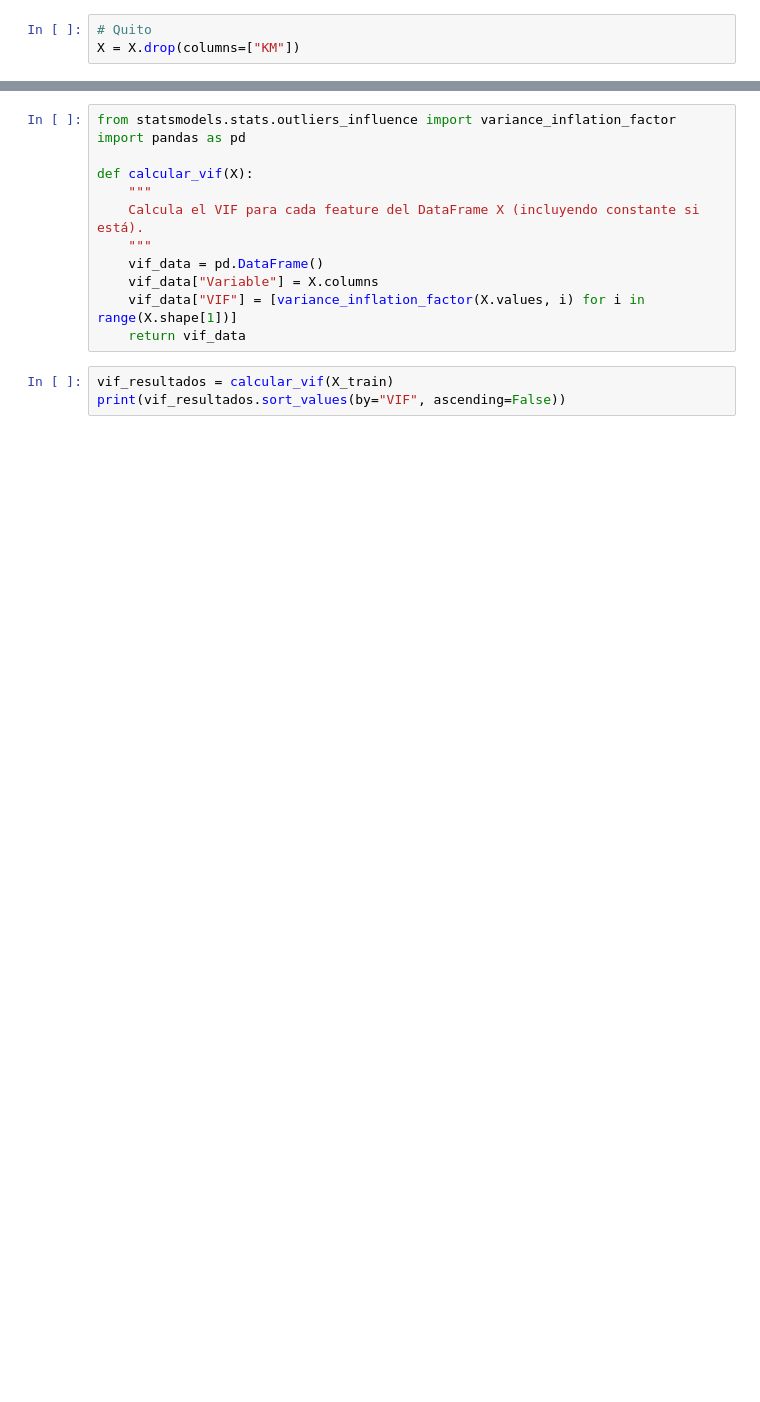
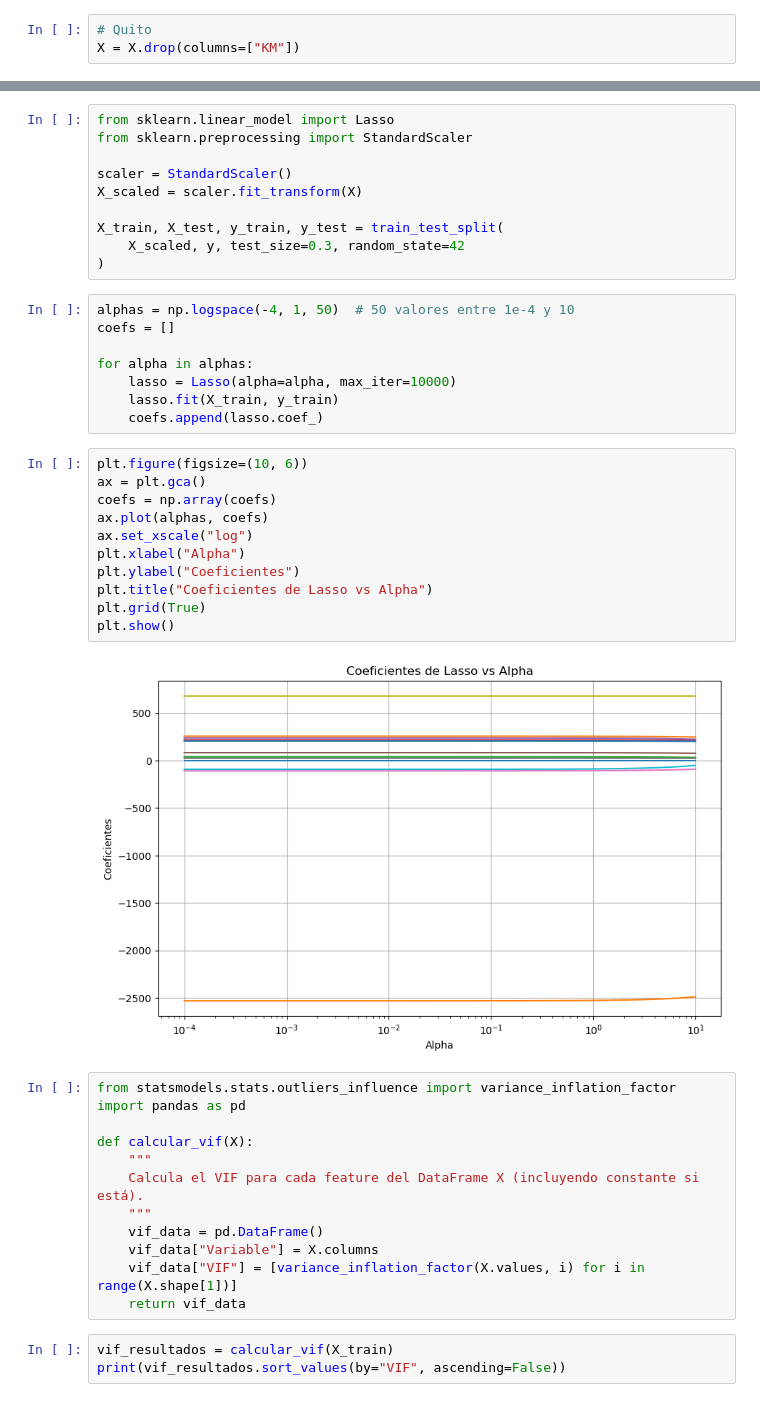
Before and after one commit to lucasdepetrisd/toyota_project, a Jupyter notebook: toyota_project/notebooks/analisis.ipynb, the cells around one changed output, grey strips where cells are left out. Saved outputs shown, nothing was run; the diff lists cells and outputs as text; blank space fills up the shorter version.

```diff
--- a/toyota_project/notebooks/analisis.ipynb
+++ b/toyota_project/notebooks/analisis.ipynb
@@ -607,3 +840,34 @@ Modelo OLS registrado con MLflow.
+# %%
+from sklearn.linear_model import Lasso
+from sklearn.preprocessing import StandardScaler
+
+scaler = StandardScaler()
+X_scaled = scaler.fit_transform(X)
+
+X_train, X_test, y_train, y_test = train_test_split(
+    X_scaled, y, test_size=0.3, random_state=42
+)
+# %%
+alphas = np.logspace(-4, 1, 50)  # 50 valores entre 1e-4 y 10
+coefs = []
+
+for alpha in alphas:
+    lasso = Lasso(alpha=alpha, max_iter=10000)
+    lasso.fit(X_train, y_train)
+    coefs.append(lasso.coef_)
+# %%
+plt.figure(figsize=(10, 6))
+ax = plt.gca()
+coefs = np.array(coefs)
+ax.plot(alphas, coefs)
+ax.set_xscale("log")
+plt.xlabel("Alpha")
+plt.ylabel("Coeficientes")
+plt.title("Coeficientes de Lasso vs Alpha")
+plt.grid(True)
+plt.show()
+# %% [output]
+[figure, added]
 # %%
 from statsmodels.stats.outliers_influence import variance_inflation_factor
 import pandas as pd
```
Also changed, not shown: parts of 20 cells of this notebook, 1 other file.
